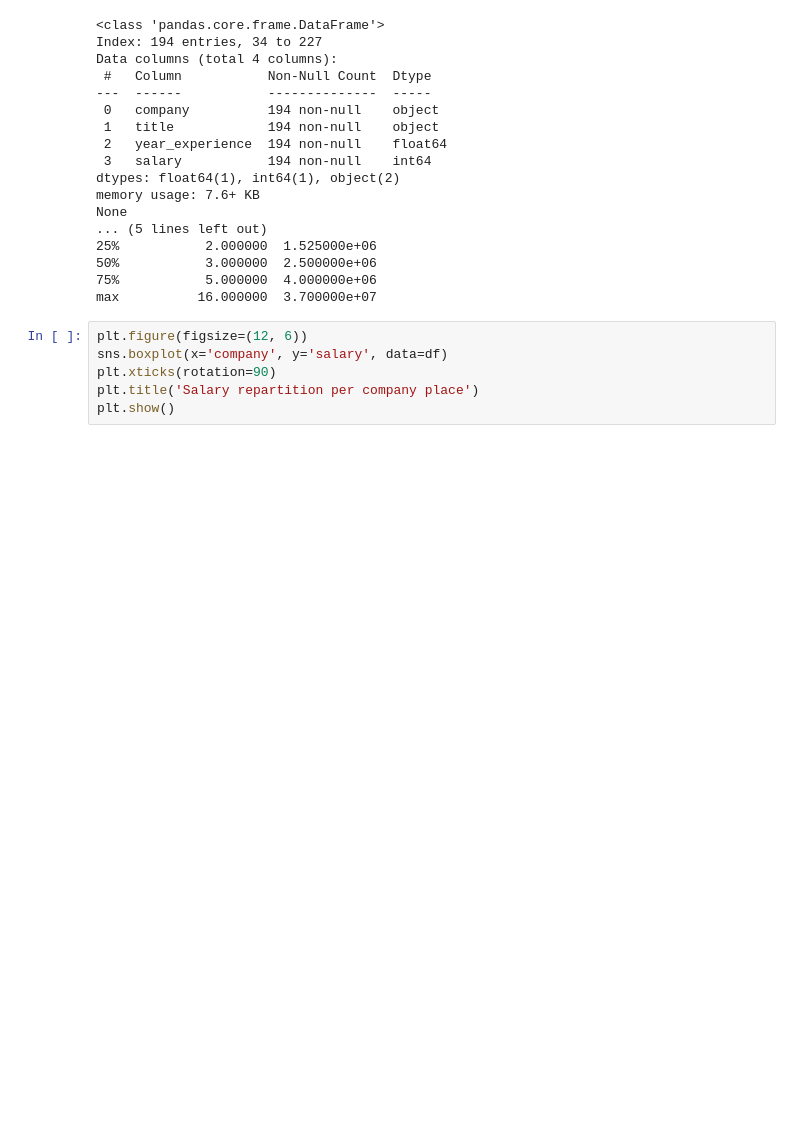
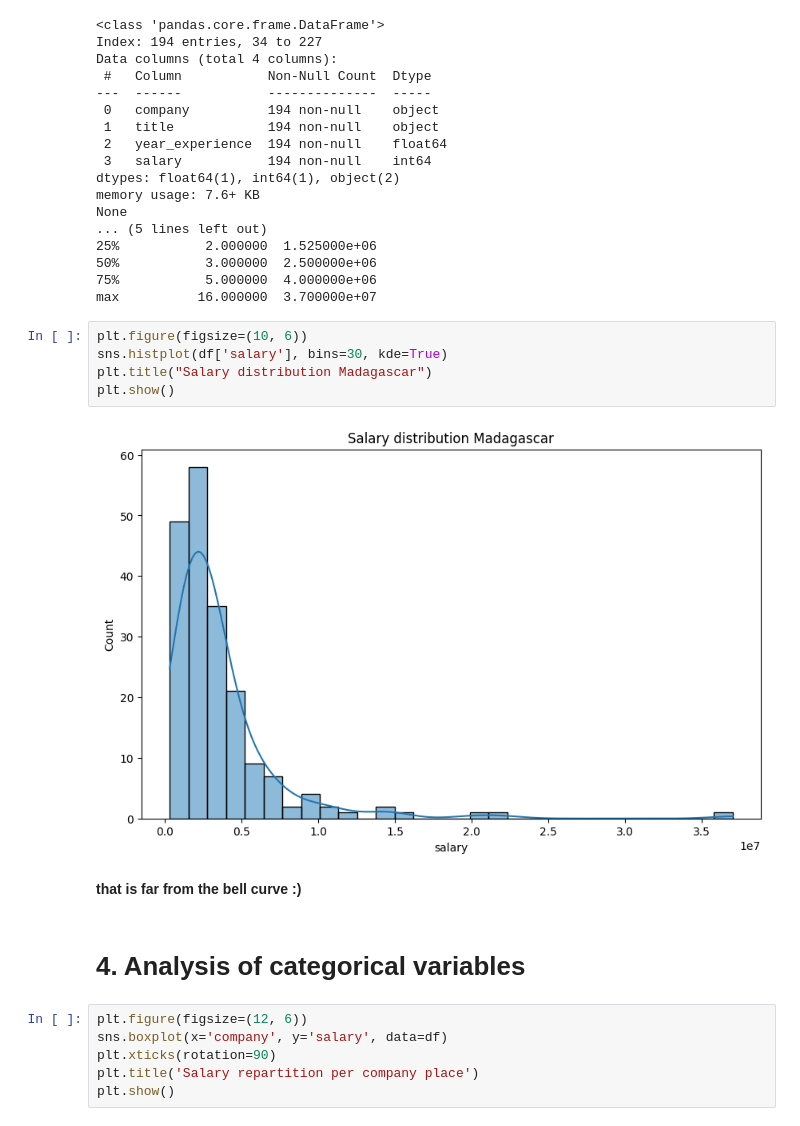
Before and after one commit to Malagasy-IT-worker/Machine-Learning-Karama, a Jupyter notebook: monitor.ipynb, the cells around one changed output. Cells and saved outputs as stored; diff of their text form; blank space fills up the shorter version.

```diff
--- a/monitor.ipynb
+++ b/monitor.ipynb
@@ -114,6 +114,17 @@ None
 50%           3.000000  2.500000e+06
 75%           5.000000  4.000000e+06
 max          16.000000  3.700000e+07
+# %%
+plt.figure(figsize=(10, 6))
+sns.histplot(df['salary'], bins=30, kde=True)
+plt.title("Salary distribution Madagascar")
+plt.show()
+# %% [output]
+[figure, added]
+# %% [markdown]
+**that is far from the bell curve :)**
+# %% [markdown]
+# 4. Analysis of categorical variables
 # %%
 plt.figure(figsize=(12, 6))
 sns.boxplot(x='company', y='salary', data=df)
```
Also changed, not shown: parts of 4 cells of this notebook.
